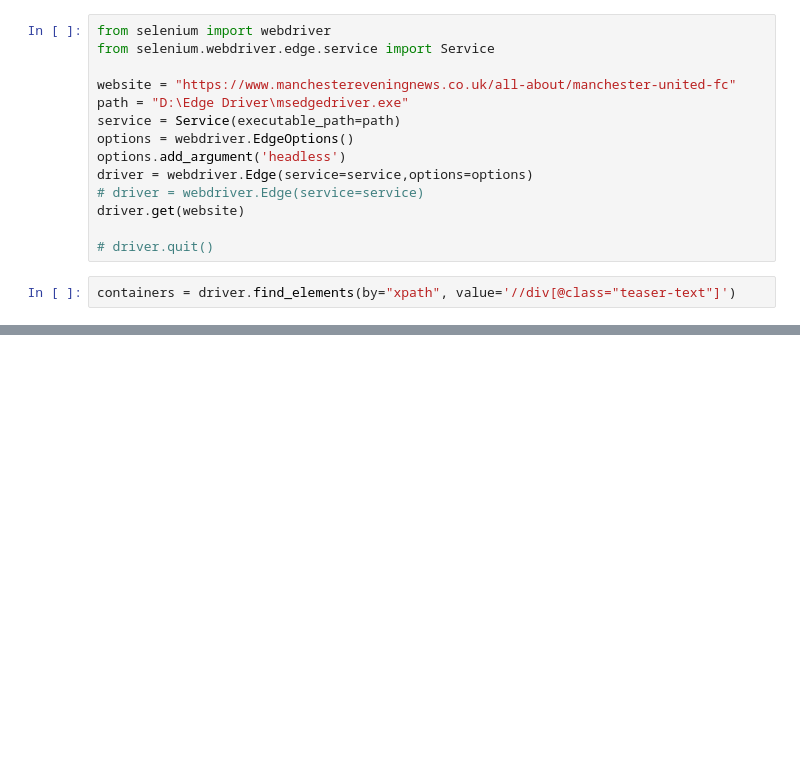
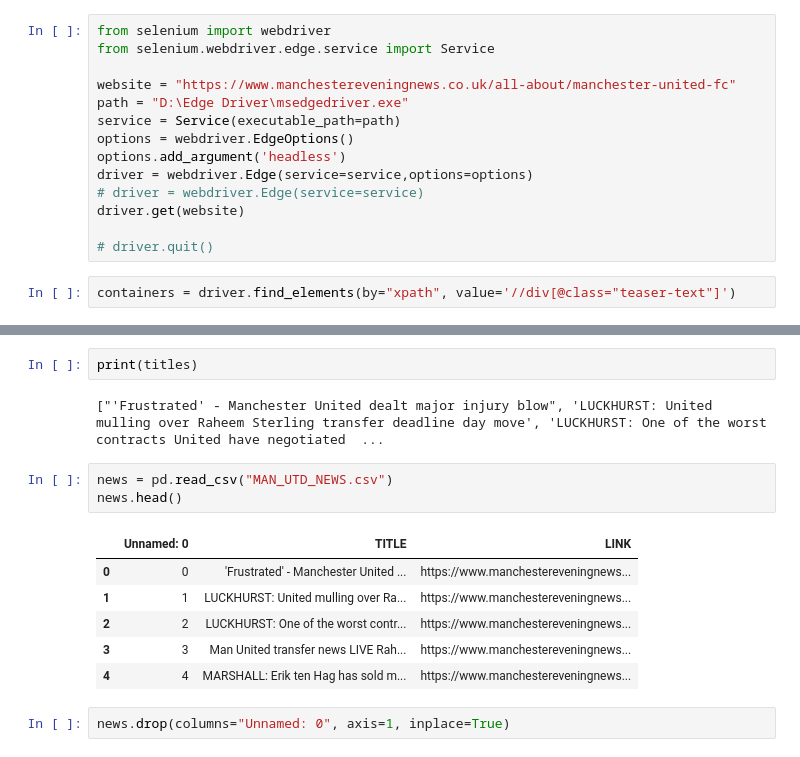
Before and after one commit to Abhishek3102/Automation, a Jupyter notebook: web_scraping.ipynb, the cells around one changed output, grey strips where cells are left out. Cells and saved outputs as stored; diff of their text form; blank space fills up the shorter version.

```diff
--- a/web_scraping.ipynb
+++ b/web_scraping.ipynb
@@ -253,0 +268,16 @@ https://www.manchestereveningnews.co.uk/sport/football/football-news/manchester-
+# %%
+print(titles)
+# %% [output]
+["'Frustrated' - Manchester United dealt major injury blow", 'LUCKHURST: United mulling over Raheem Sterling transfer deadline day move', 'LUCKHURST: One of the worst contracts United have negotiated  ...
+# %%
+news = pd.read_csv("MAN_UTD_NEWS.csv")
+news.head()
+# %% [output]
+|  | Unnamed: 0 | TITLE | LINK |
+| 0 | 0 | 'Frustrated' - Manchester United ... | https://www.manchestereveningnews... |
+| 1 | 1 | LUCKHURST: United mulling over Ra... | https://www.manchestereveningnews... |
+| 2 | 2 | LUCKHURST: One of the worst contr... | https://www.manchestereveningnews... |
+| 3 | 3 | Man United transfer news LIVE Rah... | https://www.manchestereveningnews... |
+| 4 | 4 | MARSHALL: Erik ten Hag has sold m... | https://www.manchestereveningnews... |
+# %%
+news.drop(columns="Unnamed: 0", axis=1, inplace=True)
```
Also changed, not shown: parts of 10 cells of this notebook.
